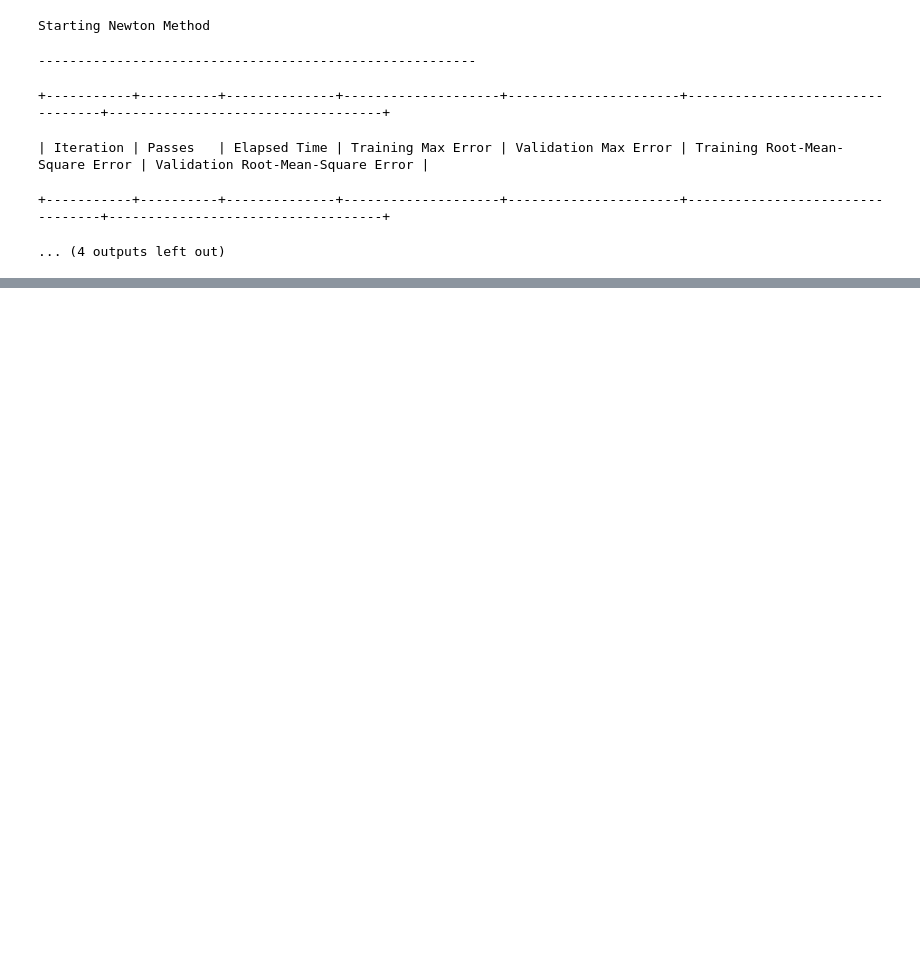
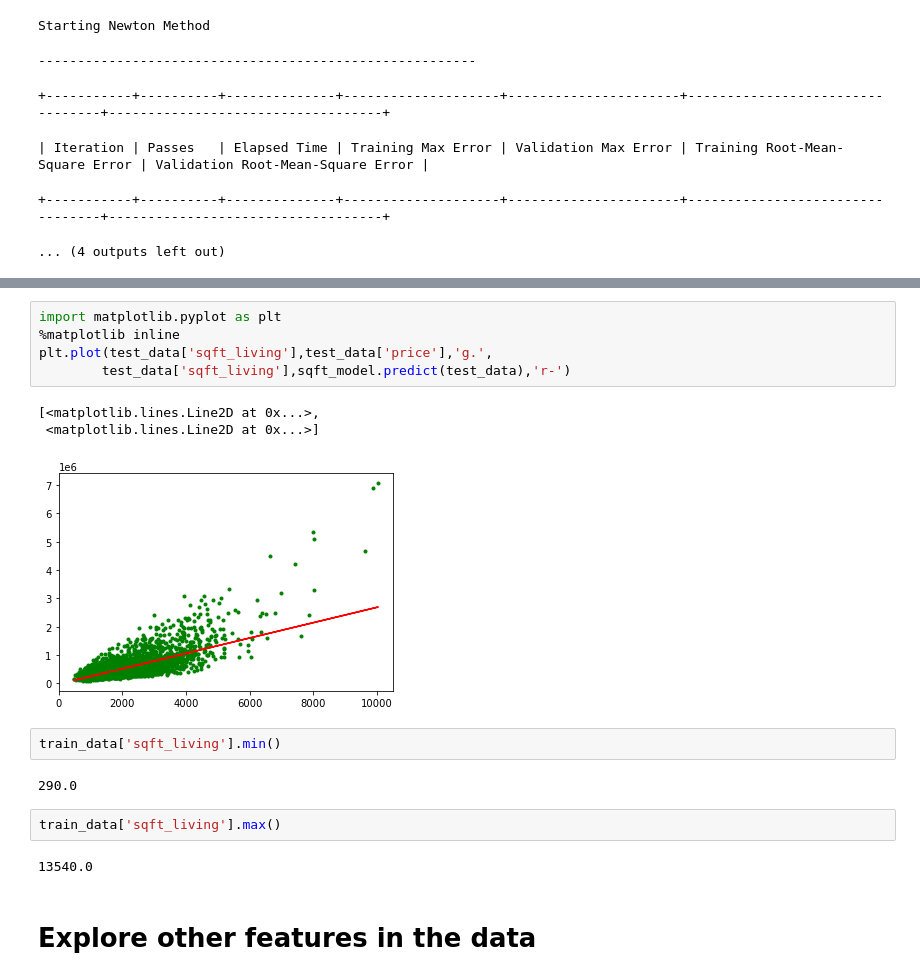
Before and after one commit to frank-nguyen-vd/coursera-machine-learning-specialization, a Jupyter notebook: house-price/predict-house-price.ipynb, the cells around one changed output, grey strips where cells are left out. Saved outputs shown, nothing was run; the diff lists cells and outputs as text; blank space fills up the shorter version.

```diff
--- a/house-price/predict-house-price.ipynb
+++ b/house-price/predict-house-price.ipynb
@@ -80,0 +98,19 @@ Starting Newton Method
+# %%
+import matplotlib.pyplot as plt
+%matplotlib inline
+plt.plot(test_data['sqft_living'],test_data['price'],'g.',
+        test_data['sqft_living'],sqft_model.predict(test_data),'r-')
+# %% [output]
+[<matplotlib.lines.Line2D at 0x...>,
+ <matplotlib.lines.Line2D at 0x...>]
+[figure, added]
+# %%
+train_data['sqft_living'].min()
+# %% [output]
+290.0
+# %%
+train_data['sqft_living'].max()
+# %% [output]
+13540.0
+# %% [markdown]
+# Explore other features in the data
```
Also changed, not shown: parts of 19 cells of this notebook.
